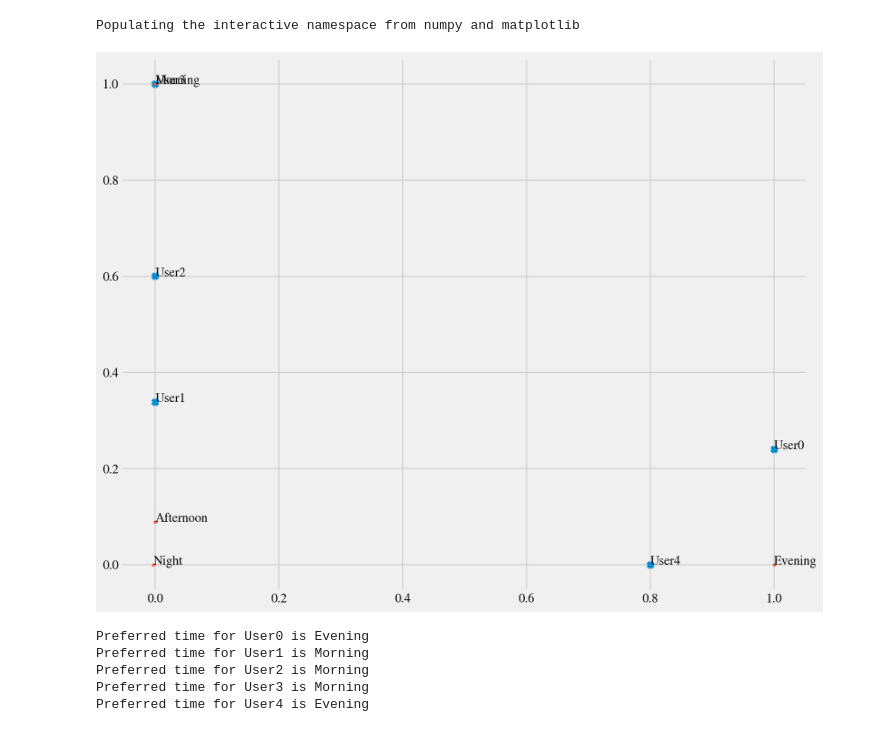
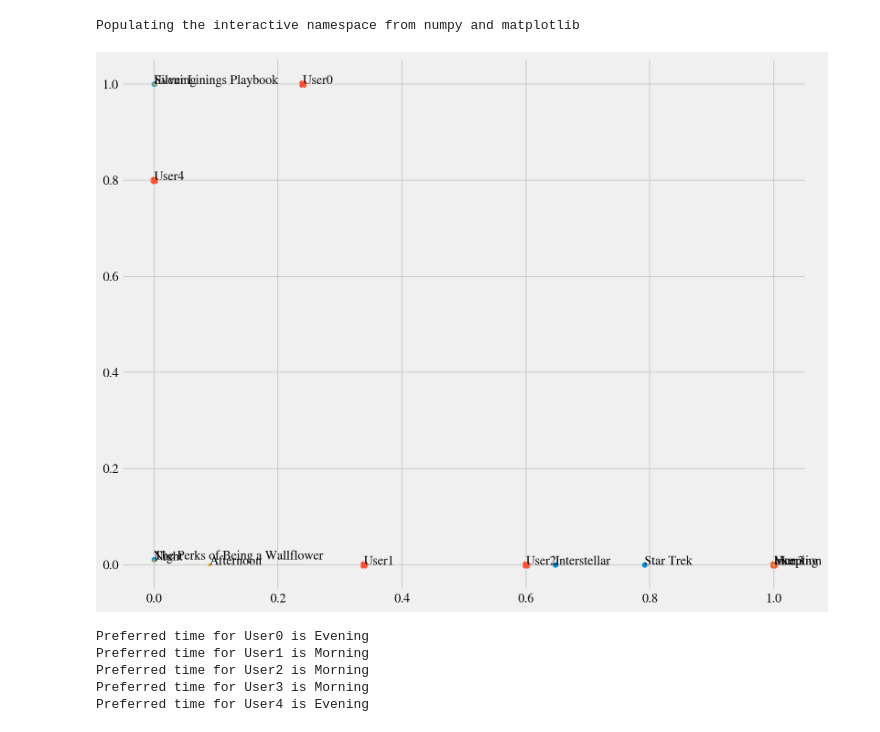
Before and after one commit to Sandeep42/matrix_tensor_decompositions, a Jupyter notebook: 02.tensor_factorization.ipynb, the cells around one changed output. Cells and saved outputs as stored; diff of their text form; code cells hidden in the pictures.

```diff
--- a/02.tensor_factorization.ipynb
+++ b/02.tensor_factorization.ipynb
@@ -76,4 +76,4 @@ def data_sampler(movie_name):
 # %%
 flattened_dataset['Preferred_Time'] = flattened_dataset['Movie'].apply(lambda x: data_sampler(x))
 # %%
-flattened_dataset.to_csv('generated_dataset.csv')
+flattened_dataset = pd.read_csv('generated_dataset.csv')
@@ -103,7 +116,7 @@ from sktensor import dtensor, cp_als
 # %%
 T = dtensor(main_tensor)
 # %%
-P, fit, itr, exectimes = cp_als(T, 2, init='random')
+P, fit, itr, exectimes = cp_als(T, 2, init='random', max_iter= 200)
 # %%
 M = np.array(P.U[0])
 # %%
@@ -129,22 +142,22 @@ import matplotlib.pyplot as pl
 Populating the interactive namespace from numpy and matplotlib
 # %%
 fig, ax = plt.subplots()
-# ax.scatter(M[:,0],M[:,1],marker="h")
+ax.scatter(M[:,0],M[:,1],marker="h")
 
-# for i, txt in enumerate(movie_names):
-#     ax.annotate(txt, (M[i,0],M[i,1]))
+for i, txt in enumerate(movie_names):
+    ax.annotate(txt, (M[i,0],M[i,1]))
 
 ax.scatter(U[:,0],U[:,1],marker="x")
 
 for i, txt in enumerate(index_names):
     ax.annotate(txt, (U[i,0],U[i,1]))
 
 ax.scatter(T[:,0],T[:,1],marker=".")
 
 for i, txt in enumerate(times):
     ax.annotate(txt, (T[i,0],T[i,1]))
 # %% [output]
-[figure, old version]
+[figure, new version]
 # %%
 def user_to_pref_time(user_id):
     return [id2time[x] for x in np.argsort(U[user_id].dot(T.T))[::-1][0:1]]
```
Also changed, not shown: parts of 2 cells of this notebook.
